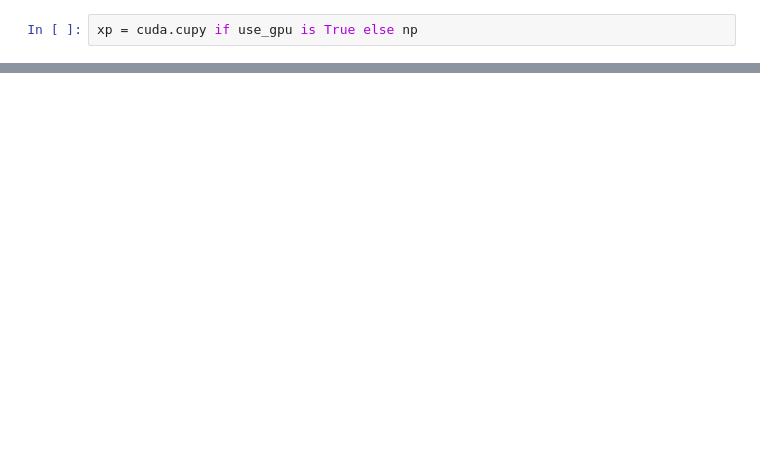
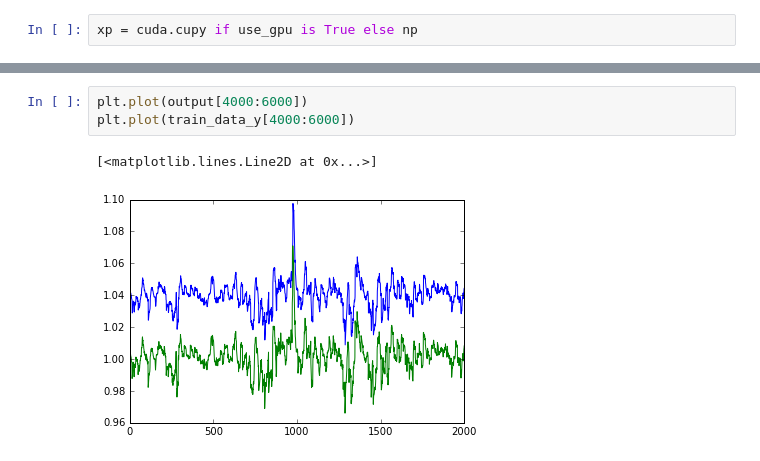
Before and after one commit to haretaro/ichiyo, a Jupyter notebook: net/train.ipynb, the cells around one changed output, grey strips where cells are left out. Cells and saved outputs as stored; diff of their text form; blank space fills up the shorter version.

```diff
--- a/net/train.ipynb
+++ b/net/train.ipynb
@@ -100,0 +111,6 @@ plt.plot(output[100:10000])
+# %%
+plt.plot(output[4000:6000])
+plt.plot(train_data_y[4000:6000])
+# %% [output]
+[<matplotlib.lines.Line2D at 0x...>]
+[figure, added]
```
Also changed, not shown: parts of 9 cells of this notebook, 2 other files.
